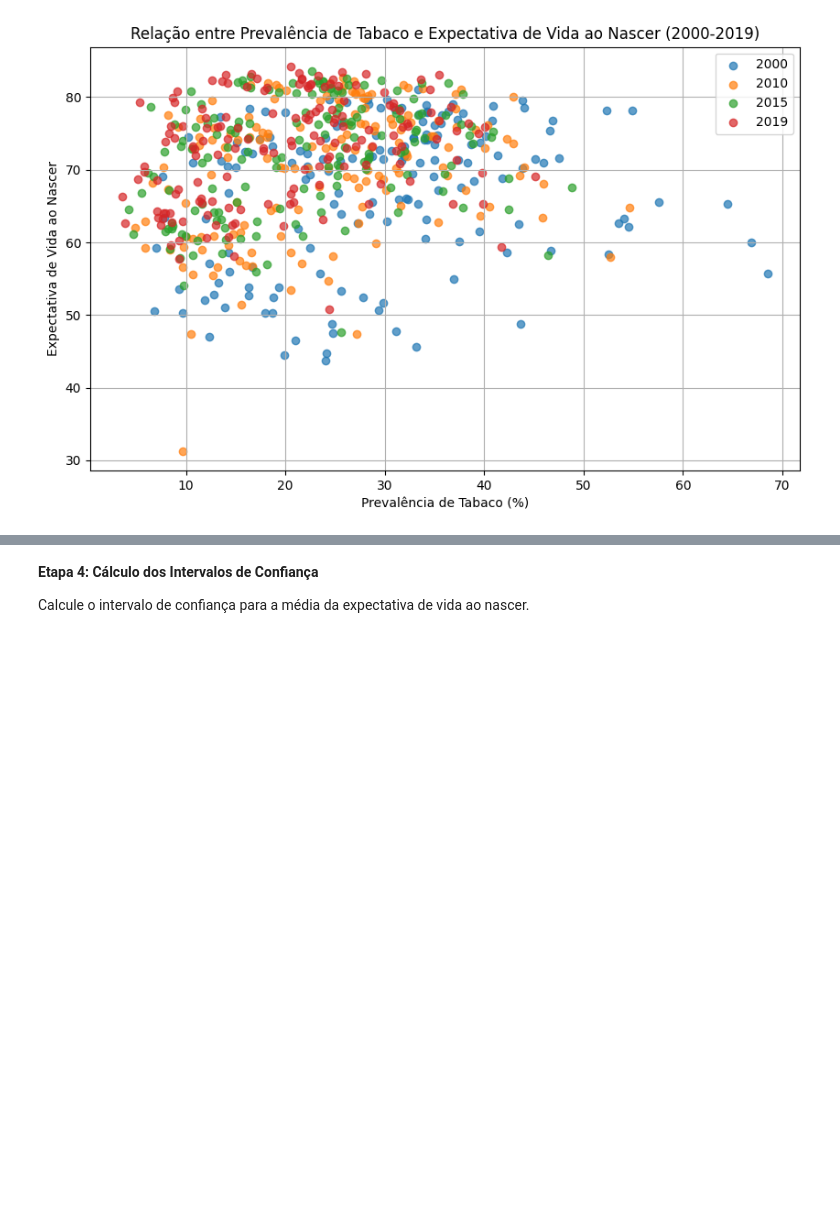
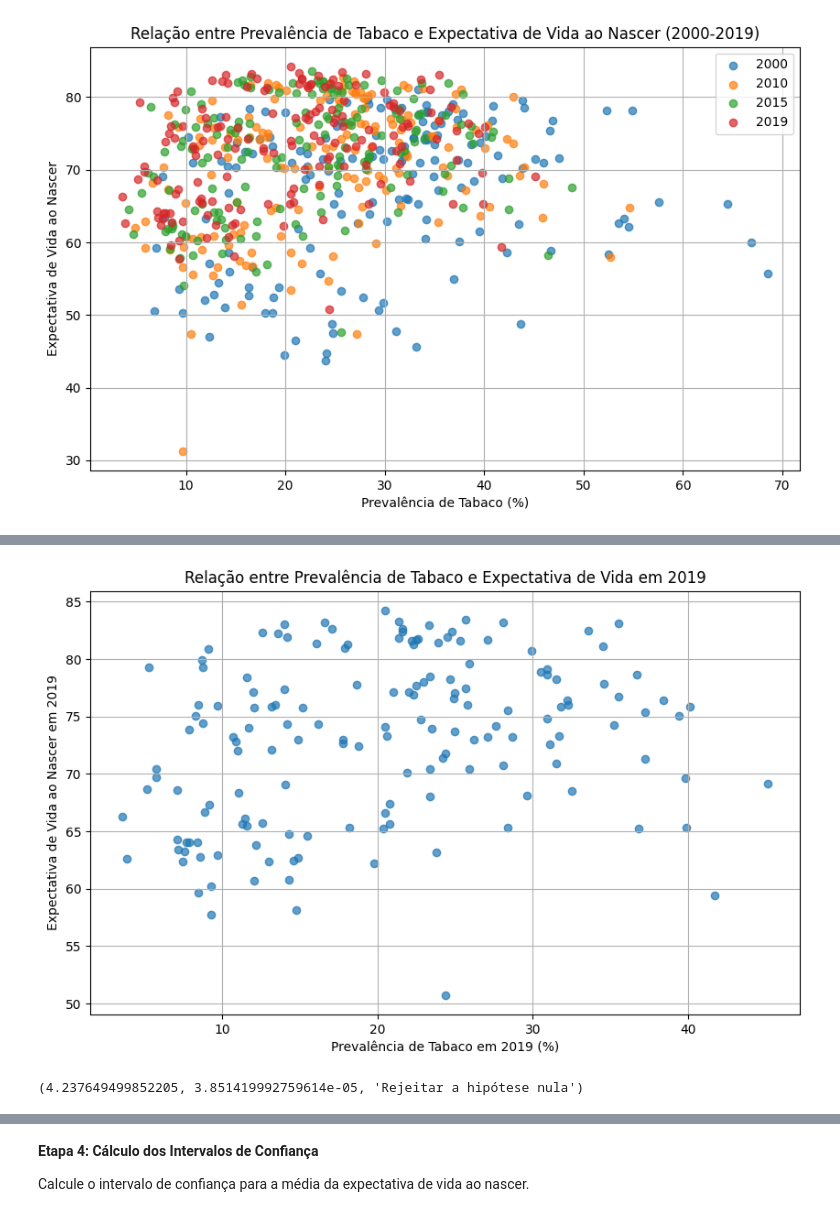
Before and after one commit to marcelomrad/Trabalho_Final_ICD, a Jupyter notebook: analise_saude.ipynb, the cells around one changed output, grey strips where cells are left out. Cells and saved outputs as stored; diff of their text form; code cells hidden in the pictures; blank space fills up the shorter version.

```diff
--- a/analise_saude.ipynb
+++ b/analise_saude.ipynb
@@ -234,0 +304,28 @@ t_stat_2000, p_value_2000, t_stat_2019, p_value_2019
+# %%
+# Teste de Hipótese para 2019
+tabaco_alto_2019 = df_exp_nasc_e_tabaco[df_exp_nasc_e_tabaco['2019_tabaco'] >= df_exp_nasc_e_tabaco['2019_tabaco'].median()]
+tabaco_baixo_2019 = df_exp_nasc_e_tabaco[df_exp_nasc_e_tabaco['2019_tabaco'] < df_exp_nasc_e_tabaco['2019_tabaco'].median()]
+
+t_stat_2019, p_value_2019 = stats.ttest_ind(tabaco_alto_2019['2019_expectativa'], tabaco_baixo_2019['2019_expectativa'])
+
+# Aceitar ou rejeitar a hipótese nula com base no valor de p
+alpha = 0.05  # Nível de significância de 0.05
+
+if p_value_2019 < alpha:
+    conclusao_2019 = "Rejeitar a hipótese nula"
+else:
+    conclusao_2019 = "Aceitar a hipótese nula"
+
+# Gráfico de Dispersão para 2019
+plt.figure(figsize=(10, 6))
+plt.scatter(df_exp_nasc_e_tabaco['2019_tabaco'], df_exp_nasc_e_tabaco['2019_expectativa'], alpha=0.7)
+plt.xlabel('Prevalência de Tabaco em 2019 (%)')
+plt.ylabel('Expectativa de Vida ao Nascer em 2019')
+plt.title('Relação entre Prevalência de Tabaco e Expectativa de Vida em 2019')
+plt.grid(True)
+plt.show()
+
+t_stat_2019, p_value_2019, conclusao_2019
+# %% [output]
+[figure, added]
+(4.237649499852205, 3.851419992759614e-05, 'Rejeitar a hipótese nula')
```
Also changed, not shown: parts of 11 cells of this notebook.
